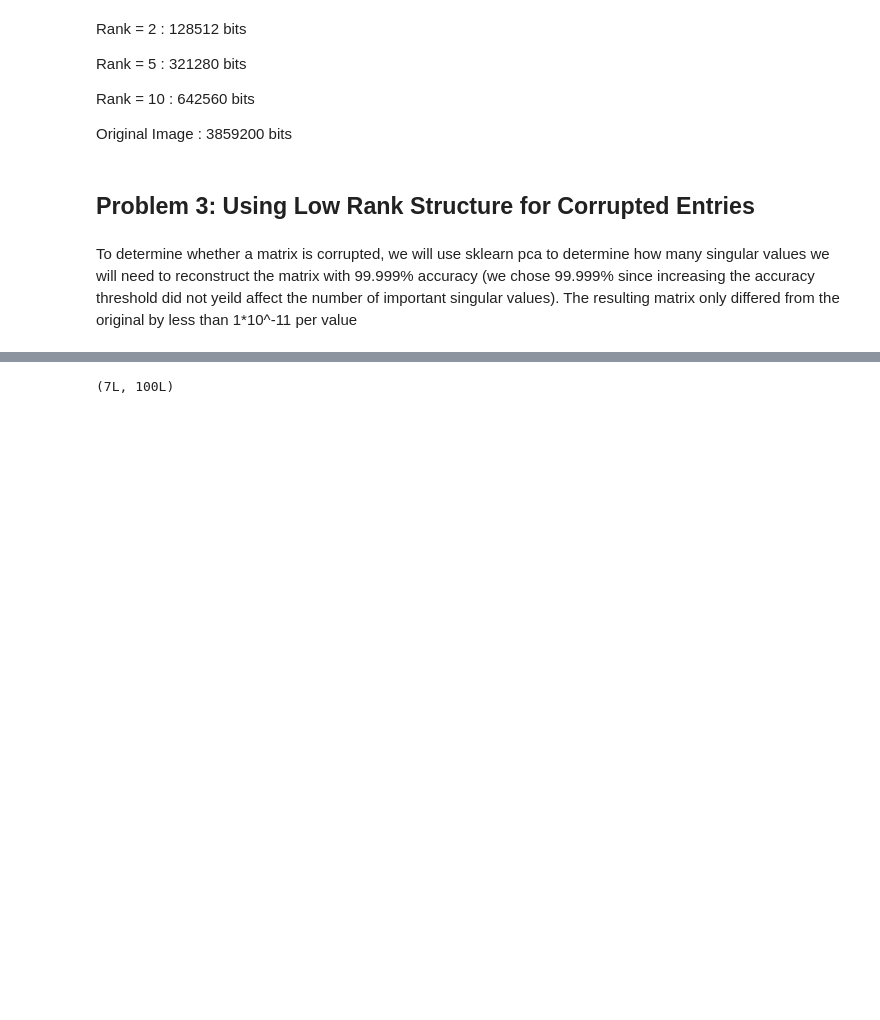
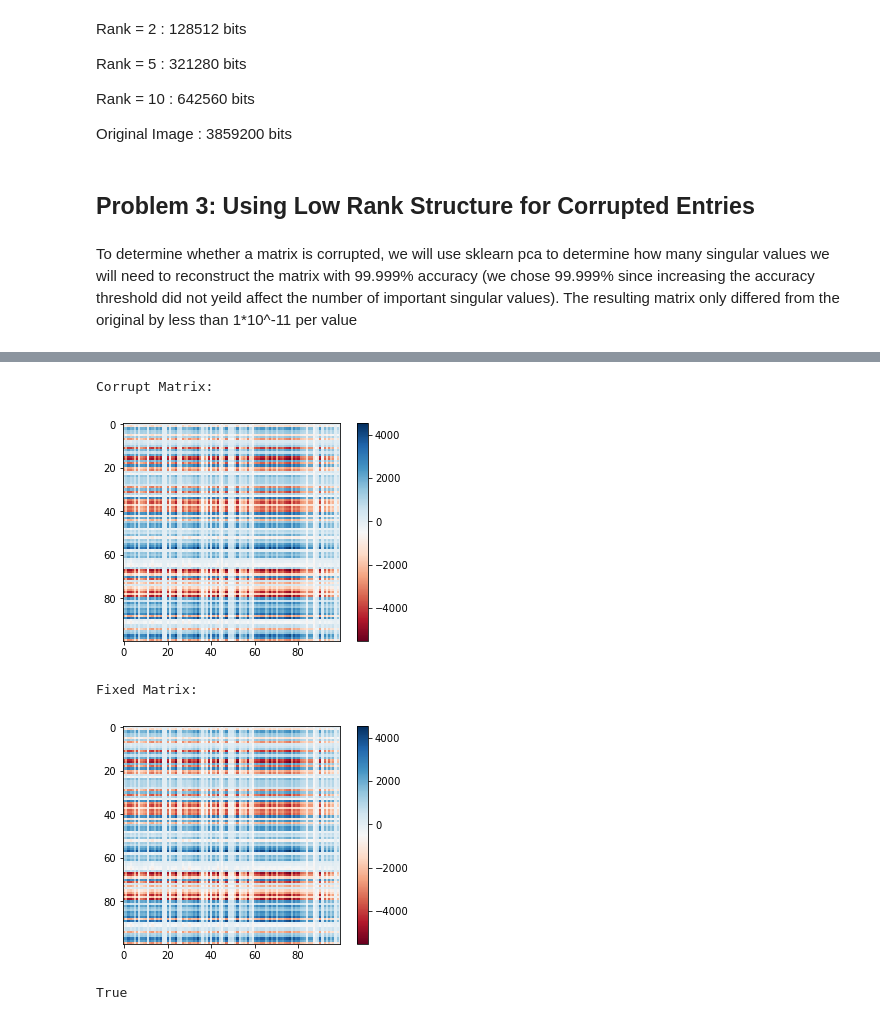
Before and after one commit to carolineeeyao/DSLAB, a Jupyter notebook: Lab4/Lab4.ipynb, the cells around one changed output, grey strips where cells are left out. Saved outputs shown, nothing was run; the diff lists cells and outputs as text; code cells hidden in the pictures; blank space fills up the shorter version.

```diff
--- a/Lab4/Lab4.ipynb
+++ b/Lab4/Lab4.ipynb
@@ -156,10 +165,24 @@ print (pca.components_.shape)
+# %%
+uncorrMat1 = np.dot(newPoints,pca.components_)
+print "Corrupt Matrix:"
+plt.imshow(uncorrMat1,cmap="RdBu")
+plt.colorbar()
+plt.show()
+print "Fixed Matrix:"
+plt.imshow(uncorrMat1,cmap="RdBu")
+plt.colorbar()
+plt.show()
+# %% [output]
+Corrupt Matrix:
+[figure, added]
+Fixed Matrix:
+[figure, added]
 # %%
 corrMat3 = np.genfromtxt('inputs/CorrMat3.csv', delimiter=',')
 from sklearn.decomposition import PCA
-pca = PCA(n_components=.99999,svd_solver='full')
+pca = PCA(n_components=3)
 transformedMat3 =  pca.fit_transform(corrMat3)
-uncorrMat3 = pca.inverse_transform(transformedMat3)
-# print np.around(uncorrMat3-corrMat3,decimals=11)
-print pca.components_.shape
+a = uncorrMat1
+np.allclose(a, a.T, atol=1e4)
 # %% [output]
-(7L, 100L)
+True
```
Also changed, not shown: parts of 5 cells of this notebook.
